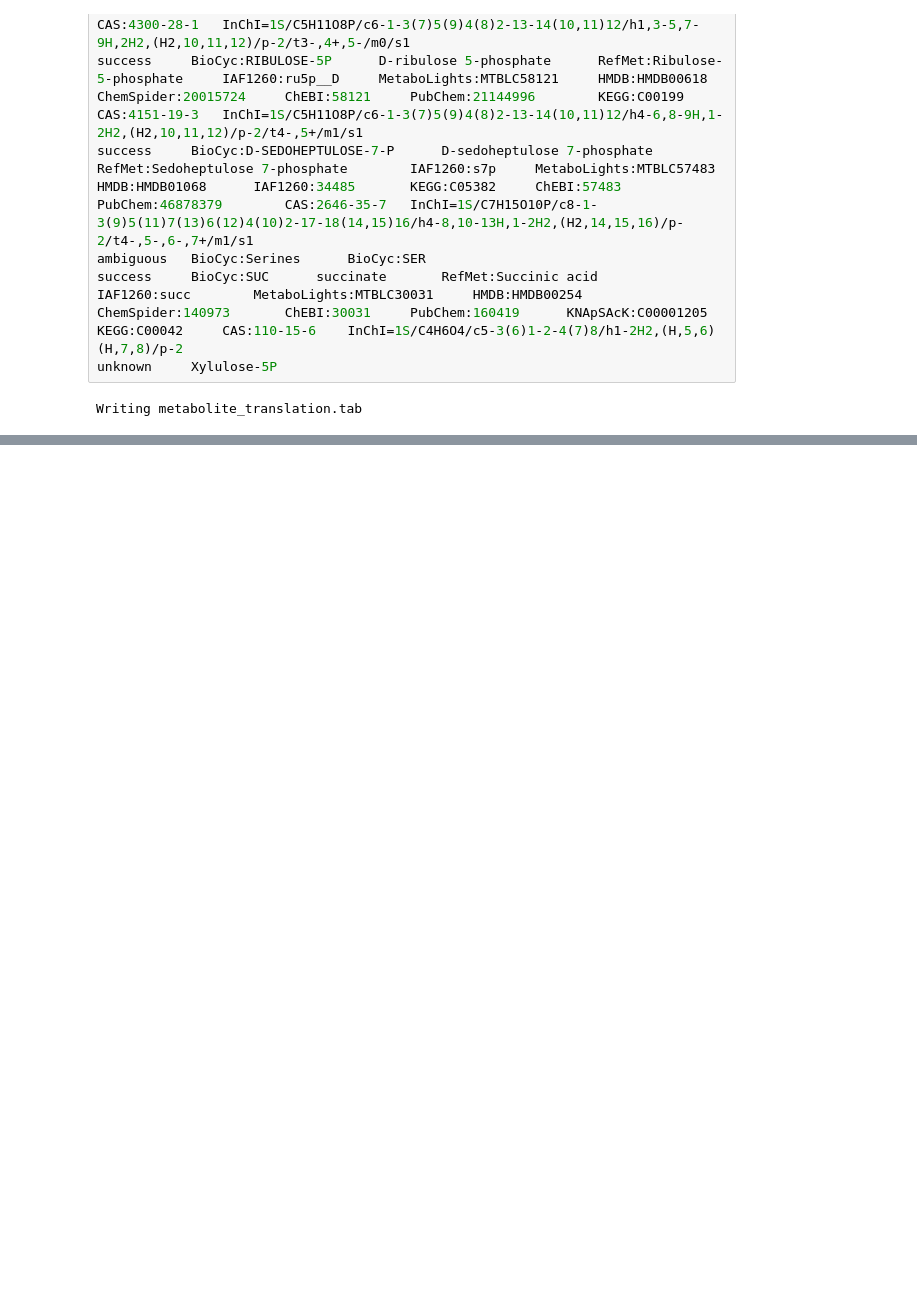
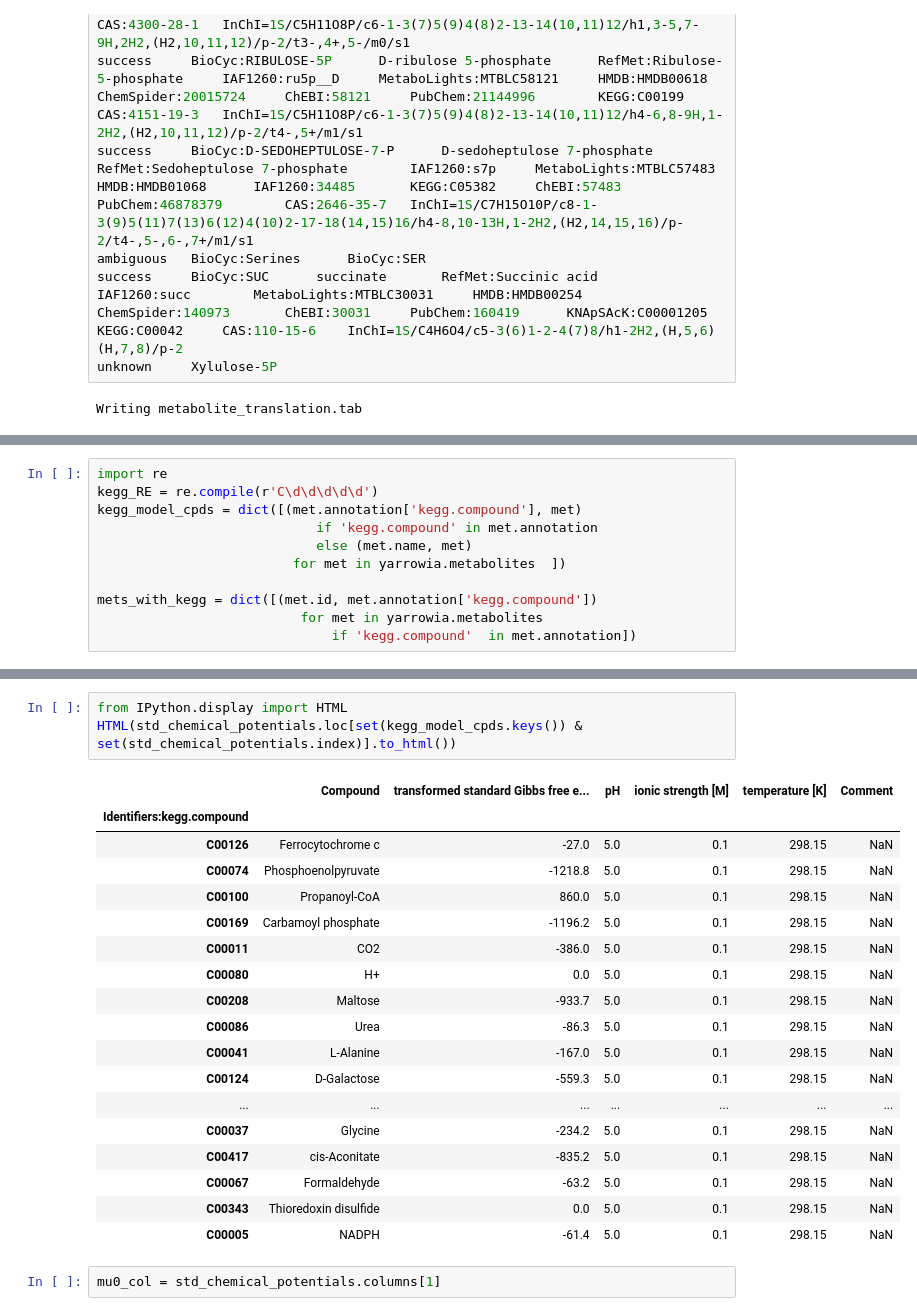
Before and after one commit to djinnome/Yarrowia_lipolytica_W29-GEM, a Jupyter notebook: Yarrowia_nutrient_ko_simulations_jz.ipynb, the cells around one changed output, grey strips where cells are left out. Cells and saved outputs as stored; diff of their text form; blank space fills up the shorter version.

```diff
--- a/Yarrowia_nutrient_ko_simulations_jz.ipynb
+++ b/Yarrowia_nutrient_ko_simulations_jz.ipynb
@@ -826,0 +918,11 @@ un_trans, len(met_trans)
+# %%
+import re
+kegg_RE = re.compile(r'C\d\d\d\d\d')
+kegg_model_cpds = dict([(met.annotation['kegg.compound'], met)
+                            if 'kegg.compound' in met.annotation
+                            else (met.name, met)
+                         for met in yarrowia.metabolites  ])
+
+mets_with_kegg = dict([(met.id, met.annotation['kegg.compound'])
+                          for met in yarrowia.metabolites
+                              if 'kegg.compound'  in met.annotation])
@@ -826,0 +979,24 @@ un_trans, len(met_trans)
+# %%
+from IPython.display import HTML
+HTML(std_chemical_potentials.loc[set(kegg_model_cpds.keys()) & set(std_chemical_potentials.index)].to_html())
+# %% [output]
+|  | Compound | transformed standard Gibbs free e... | pH | ionic strength [M] | temperature [K] | Comment |
+| Identifiers:kegg.compound |  |  |  |  |  |  |
+| C00126 | Ferrocytochrome c | -27.0 | 5.0 | 0.1 | 298.15 | NaN |
+| C00074 | Phosphoenolpyruvate | -1218.8 | 5.0 | 0.1 | 298.15 | NaN |
+| C00100 | Propanoyl-CoA | 860.0 | 5.0 | 0.1 | 298.15 | NaN |
+| C00169 | Carbamoyl phosphate | -1196.2 | 5.0 | 0.1 | 298.15 | NaN |
+| C00011 | CO2 | -386.0 | 5.0 | 0.1 | 298.15 | NaN |
+| C00080 | H+ | 0.0 | 5.0 | 0.1 | 298.15 | NaN |
+| C00208 | Maltose | -933.7 | 5.0 | 0.1 | 298.15 | NaN |
+| C00086 | Urea | -86.3 | 5.0 | 0.1 | 298.15 | NaN |
+| C00041 | L-Alanine | -167.0 | 5.0 | 0.1 | 298.15 | NaN |
+| C00124 | D-Galactose | -559.3 | 5.0 | 0.1 | 298.15 | NaN |
+| ... | ... | ... | ... | ... | ... | ... |
+| C00037 | Glycine | -234.2 | 5.0 | 0.1 | 298.15 | NaN |
+| C00417 | cis-Aconitate | -835.2 | 5.0 | 0.1 | 298.15 | NaN |
+| C00067 | Formaldehyde | -63.2 | 5.0 | 0.1 | 298.15 | NaN |
+| C00343 | Thioredoxin disulfide | 0.0 | 5.0 | 0.1 | 298.15 | NaN |
+| C00005 | NADPH | -61.4 | 5.0 | 0.1 | 298.15 | NaN |
+# %%
+mu0_col = std_chemical_potentials.columns[1]
```
Also changed, not shown: parts of 17 cells of this notebook, 2 other files.
